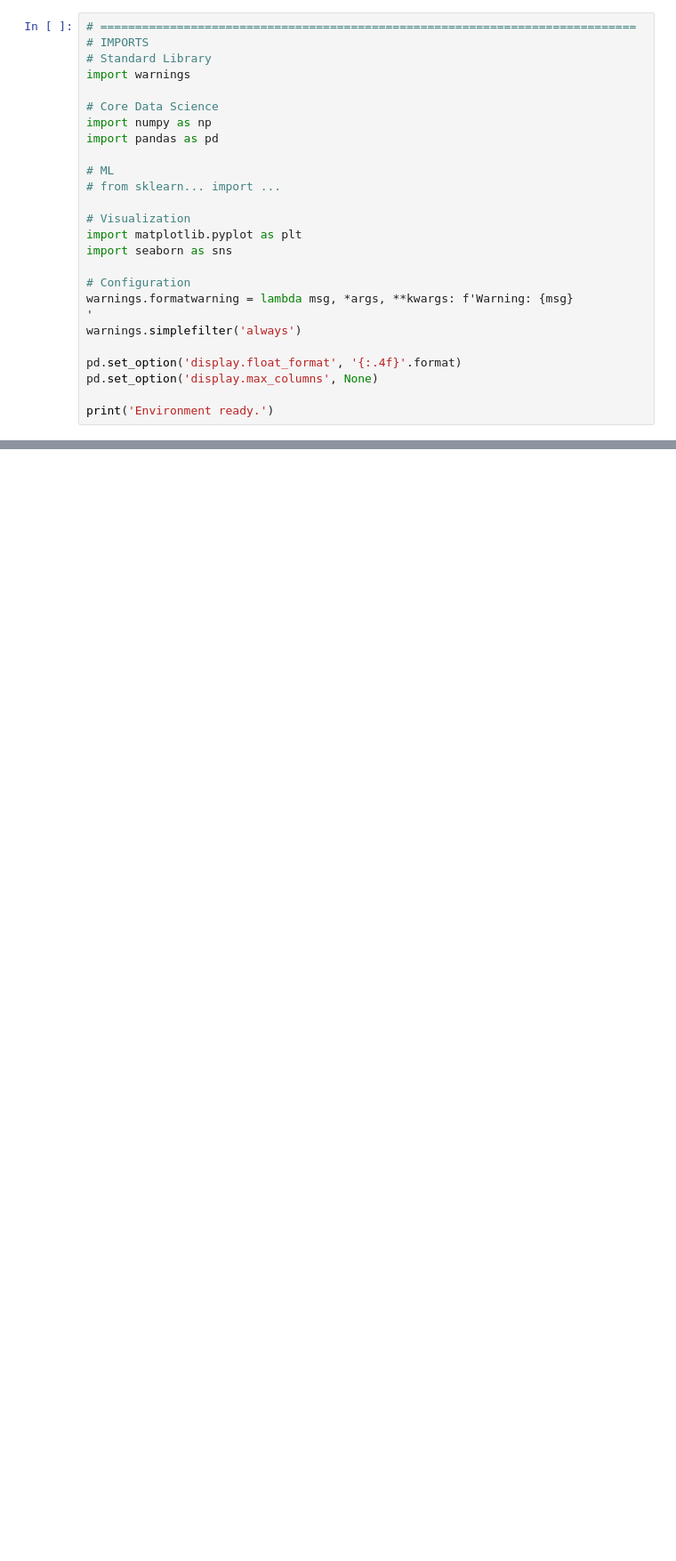
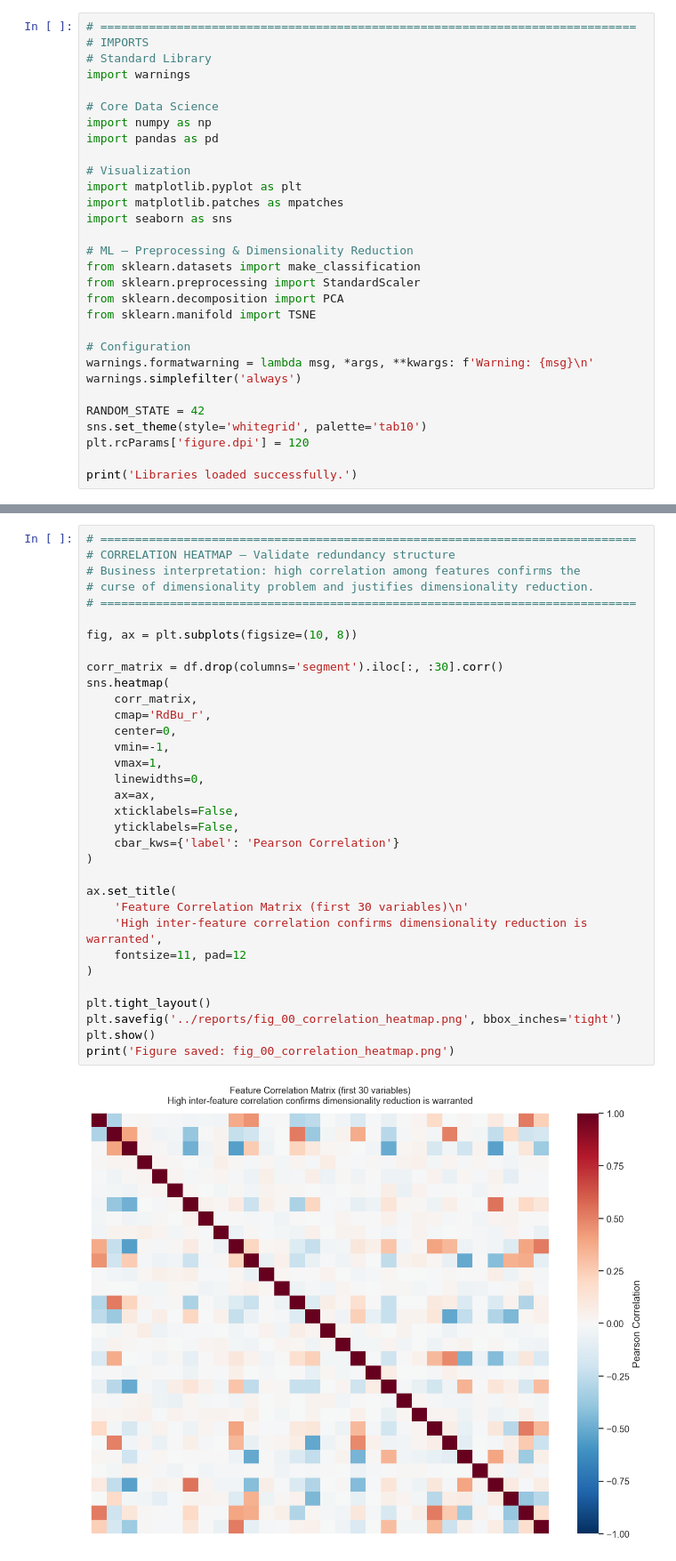
Before and after one commit to joselopezp/bootcamp-data-science-portfolio, a Jupyter notebook: cases/case-pca-tsne-dimensionality-reduction/notebooks/case_pca_tsne_dimensionality_reduction.ipynb, the cells around one changed output, grey strips where cells are left out. Shown at 89% size. Cells and saved outputs as stored; diff of their text form; blank space fills up the shorter version.

Commit message:
feat(case-pca-tsne-dimensionality-reduction): complete — notebook, figures, executive summary, README

```diff
--- a/cases/case-pca-tsne-dimensionality-reduction/notebooks/case_pca_tsne_dimensionality_reduction.ipynb
+++ b/cases/case-pca-tsne-dimensionality-reduction/notebooks/case_pca_tsne_dimensionality_reduction.ipynb
@@ -59,19 +64,23 @@ import warnings
 import numpy as np
 import pandas as pd
 
-# ML
-# from sklearn... import ...
-
 # Visualization
 import matplotlib.pyplot as plt
+import matplotlib.patches as mpatches
 import seaborn as sns
 
+# ML — Preprocessing & Dimensionality Reduction
+from sklearn.datasets import make_classification
+from sklearn.preprocessing import StandardScaler
+from sklearn.decomposition import PCA
+from sklearn.manifold import TSNE
+
 # Configuration
-warnings.formatwarning = lambda msg, *args, **kwargs: f'Warning: {msg}
-'
+warnings.formatwarning = lambda msg, *args, **kwargs: f'Warning: {msg}\n'
 warnings.simplefilter('always')
 
-pd.set_option('display.float_format', '{:.4f}'.format)
-pd.set_option('display.max_columns', None)
+RANDOM_STATE = 42
+sns.set_theme(style='whitegrid', palette='tab10')
+plt.rcParams['figure.dpi'] = 120
 
-print('Environment ready.')
+print('Libraries loaded successfully.')
@@ -107,0 +177,35 @@ print('Environment ready.')
+# %%
+# =============================================================================
+# CORRELATION HEATMAP — Validate redundancy structure
+# Business interpretation: high correlation among features confirms the
+# curse of dimensionality problem and justifies dimensionality reduction.
+# =============================================================================
+
+fig, ax = plt.subplots(figsize=(10, 8))
+
+corr_matrix = df.drop(columns='segment').iloc[:, :30].corr()
+sns.heatmap(
+    corr_matrix,
+    cmap='RdBu_r',
+    center=0,
+    vmin=-1,
+    vmax=1,
+    linewidths=0,
+    ax=ax,
+    xticklabels=False,
+    yticklabels=False,
+    cbar_kws={'label': 'Pearson Correlation'}
+)
+
+ax.set_title(
+    'Feature Correlation Matrix (first 30 variables)\n'
+    'High inter-feature correlation confirms dimensionality reduction is warranted',
+    fontsize=11, pad=12
+)
+
+plt.tight_layout()
+plt.savefig('../reports/fig_00_correlation_heatmap.png', bbox_inches='tight')
+plt.show()
+print('Figure saved: fig_00_correlation_heatmap.png')
+# %% [output]
+[figure, added]
```
Also changed, not shown: parts of 30 cells of this notebook, 7 other files.
